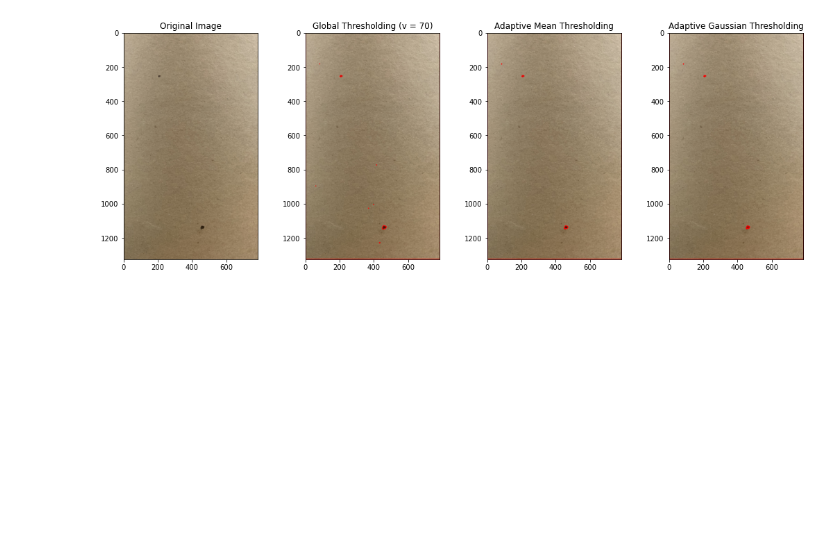
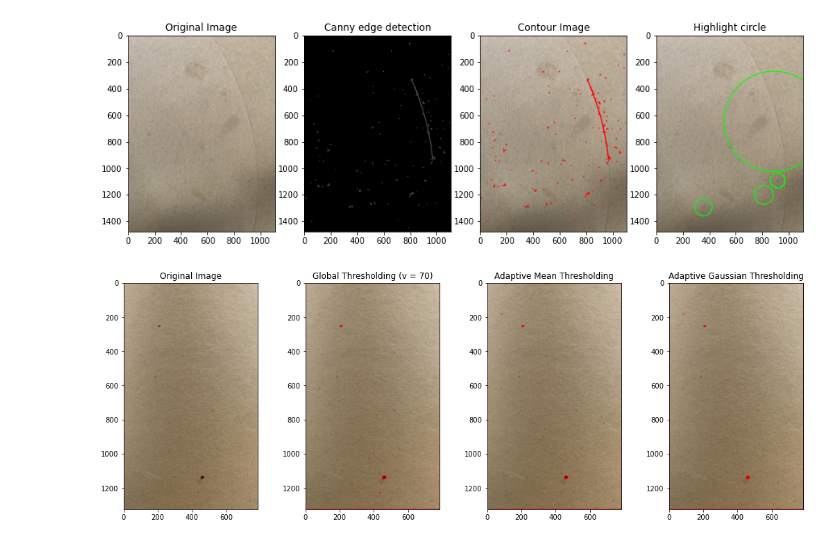
Before and after one commit to gtra389/defectDetection, a Jupyter notebook: defectDetection.ipynb, the cells around one changed output. Drawn from its saved outputs; the diff is of its cells as text; code cells hidden in the pictures; blank space fills up the shorter version.

```diff
--- a/defectDetection.ipynb
+++ b/defectDetection.ipynb
@@ -36,3 +76,75 @@ def contrast_brightness_image(src1, a, g):
+# %%
+# Loading image
+#
+# org_img = cv2.imread('blob_1.jpg')
+org_img = cv2.imread('blob_2.jpg')
+# org_img = cv2.imread('blackspot.jpg')
+# org_img = cv2.imread('blackspot_4.jpg')
+
+img = org_img.copy()
+gray_img = cv2.cvtColor(img, cv2.COLOR_BGR2GRAY)
+
+# Gaussian blur
+#
+kernel_size = 3
+blur_gray = cv2.GaussianBlur(gray_img,(kernel_size, kernel_size),5)
+
+# Modify Gamma correction
+#
+# modi_gamma_img = modify_gamma_corrt(blur_gray, 3, 1.5)
+# calcGrayHist(modi_gamma_img, "modi_gamma")
+# Image Thresholding
+#
+
+# res,thresh_img = cv2.threshold(modi_gamma_img,5,50,cv2.THRESH_BINARY)
+
+# thresh_img = cv2.adaptiveThreshold(blur_gray ,255,
+#                             cv2.ADAPTIVE_THRESH_GAUSSIAN_C,
+#                             cv2.THRESH_BINARY,
+#                             blockSize = 41,
+#                             C = 30)
+
+thresh_img = cv2.Canny(blur_gray, 20, 110)
+
+# Find contours
+#
+contours, hierarchy = cv2.findContours(thresh_img,cv2.RETR_TREE,cv2.CHAIN_APPROX_NONE)
+
+# Draw the circle pointer
+#
+areaThroshould = 50
+for c in contours:
+    area = cv2.contourArea(c)
+    if area > areaThroshould and area < 2500:
+        (x,y),radius = cv2.minEnclosingCircle(c)
+        center = (int(x),int(y))
+        radius = int(radius) + 50
+        img_circle = cv2.circle(img,center,radius,(0,255,0),5)
+
+# Plot
+#
+fig  = plt.figure(num=1, figsize=[15,6])
+plt.subplot(141)
+plt.imshow(cv2.cvtColor(org_img, cv2.COLOR_BGR2RGB))
+plt.title('Original Image')
+
+plt.subplot(142)
+plt.imshow(thresh_img, cmap='gray')
+plt.title('Canny edge detection')
+
+
+plt.subplot(143)
+plt.imshow(cv2.drawContours(cv2.cvtColor(org_img, cv2.COLOR_BGR2RGB), contours,-1,(255,0,0),3))
+plt.title('Contour Image')
+
+plt.subplot(144)
+plt.imshow(cv2.cvtColor(img_circle, cv2.COLOR_BGR2RGB))
+plt.title('Highlight circle')
+
+now = time.strftime("%Y%m%d%H%M%S")
+fig.savefig('defectDetection_{}.jpg'.format(now), dpi= 400)
+# %% [output]
+[figure, added]
 # %%
 # black spot
 img = cv2.imread('blackspot.jpg')
```
Also changed, not shown: parts of 7 cells of this notebook.
